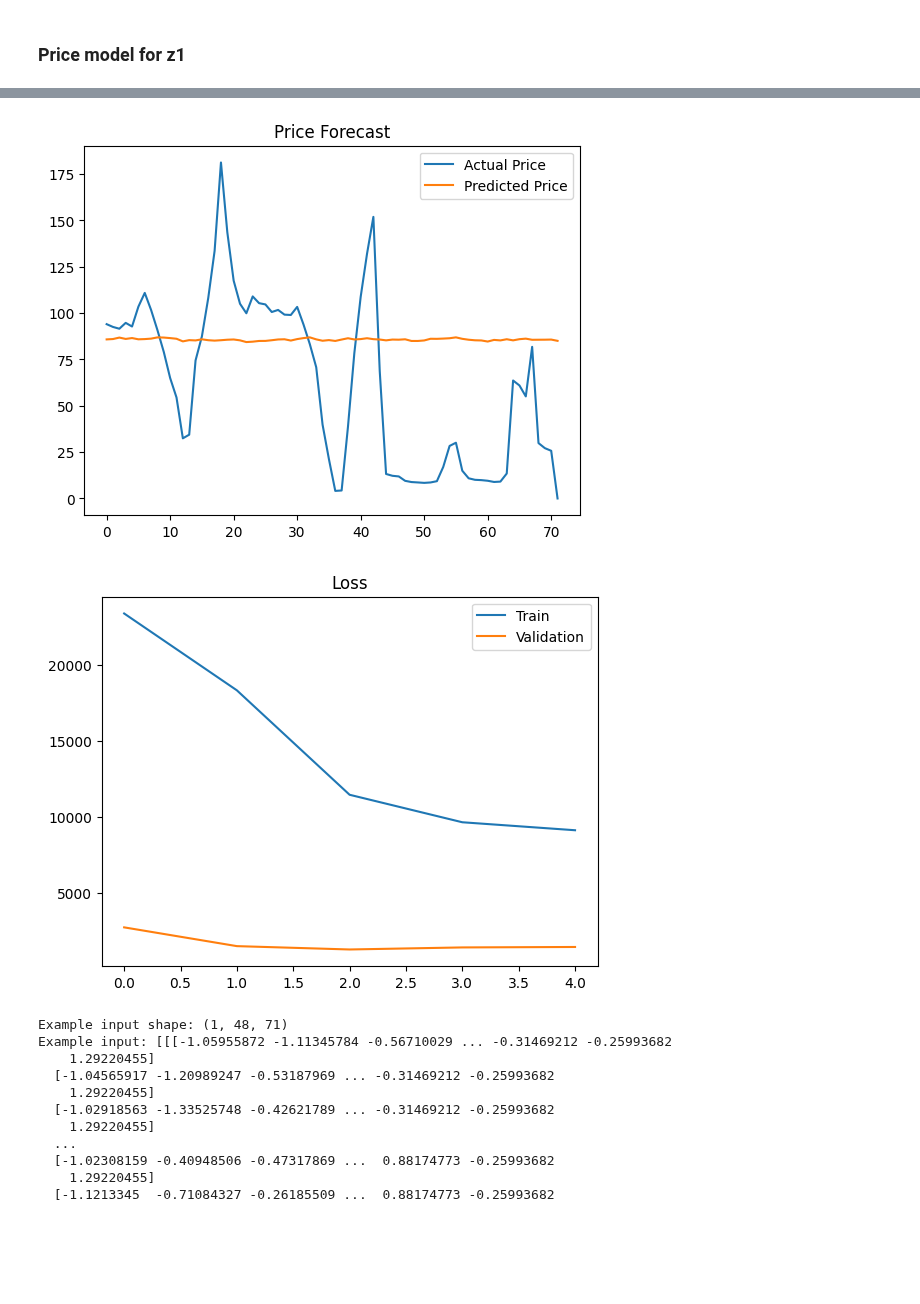
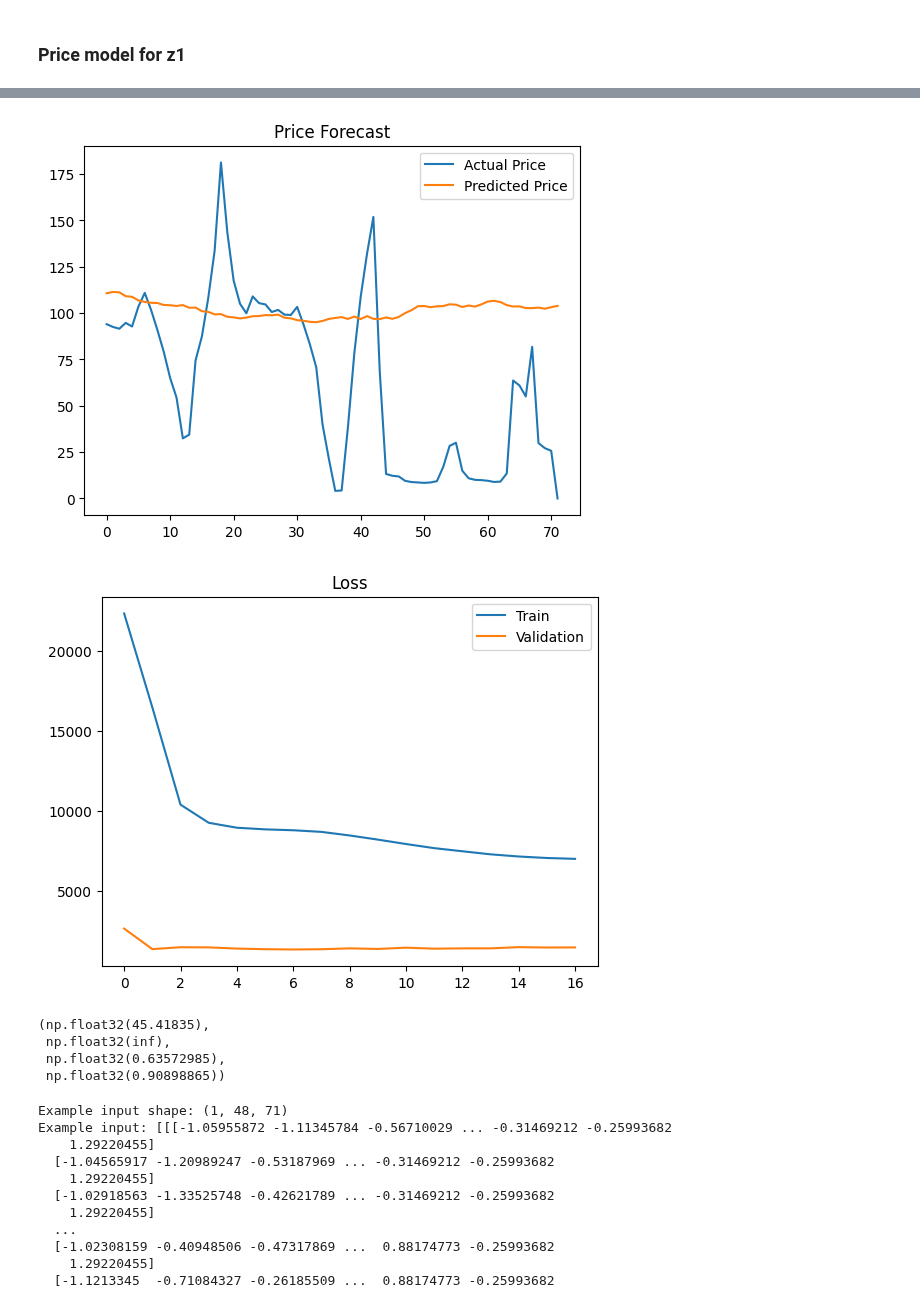
Before and after one commit to JonasDennisHansen/Advanced_business_analytics, a Jupyter notebook: LSTM_ludvig.ipynb, the cells around one changed output, grey strips where cells are left out. Saved outputs shown, nothing was run; the diff lists cells and outputs as text; code cells hidden in the pictures; blank space fills up the shorter version.

```diff
--- a/LSTM_ludvig.ipynb
+++ b/LSTM_ludvig.ipynb
@@ -88,6 +88,13 @@ def simulation_split(df):
     dfToExport = df[df["datetime"]>= "2024-01-01"].copy()
     dfToLSTM = df[df["datetime"] <= "2024-01-01"].copy()
     return dfToLSTM, dfToExport
+
+def performance_metrics(preds, actuals):
+    mae = np.mean(np.abs(preds - actuals))
+    mape = np.mean(np.abs((preds - actuals) / actuals)) * 100
+    maeOverMean = mae / np.mean(actuals)
+    maeOverSTD = mae / np.std(actuals)
+    return mae, mape, maeOverMean, maeOverSTD
 # %% [markdown]
 ### Transforming the data
 # %%
@@ -191,11 +198,11 @@ class LSTMModelCarbon(nn.Module):
 class LSTMModelPrice(nn.Module):
     def __init__(self, input_dim, output_dim):
         super().__init__()
-        self.lstm = nn.LSTM(input_dim, 48, num_layers=2, batch_first=True, dropout=0.2)
+        self.lstm = nn.LSTM(input_dim, 128, num_layers=2, batch_first=True, dropout=0.2)
         self.fc = nn.Sequential(
-            nn.Linear(48, 128),
+            nn.Linear(128, 256),
             nn.ReLU(),
-            nn.Linear(128, output_dim)
+            nn.Linear(256, output_dim)
         )
 
     def forward(self, x):
@@ -490,11 +497,12 @@ model, train_losses, val_losses, best_val = train_model(
     nn.L1Loss(),
     torch.optim.Adam(model.parameters(), lr=0.001),
     EPOCHS,
-    patience=2
+    patience=10
 )
 
 preds, actuals = get_predictions(model, test_loader)
 
 evaluate_and_plot(preds, actuals, HORIZON, mode="price", idx=10)
 plot_losses(train_losses, val_losses)
+performance_metrics(preds, actuals)
 # %% [output]
@@ -510,5 +526,9 @@ Price MAE: 46.53
-[figure, old version]
+[figure, new version]
-[figure, old version]
+[figure, new version]
+(np.float32(45.41835),
+ np.float32(inf),
+ np.float32(0.63572985),
+ np.float32(0.90898865))
 # %%
 example_input = X_train[0:1]  # Shape (1, SEQ_LEN, num_features)
 print("Example input shape:", example_input.shape)
```
Also changed, not shown: parts of 1 cell of this notebook.
